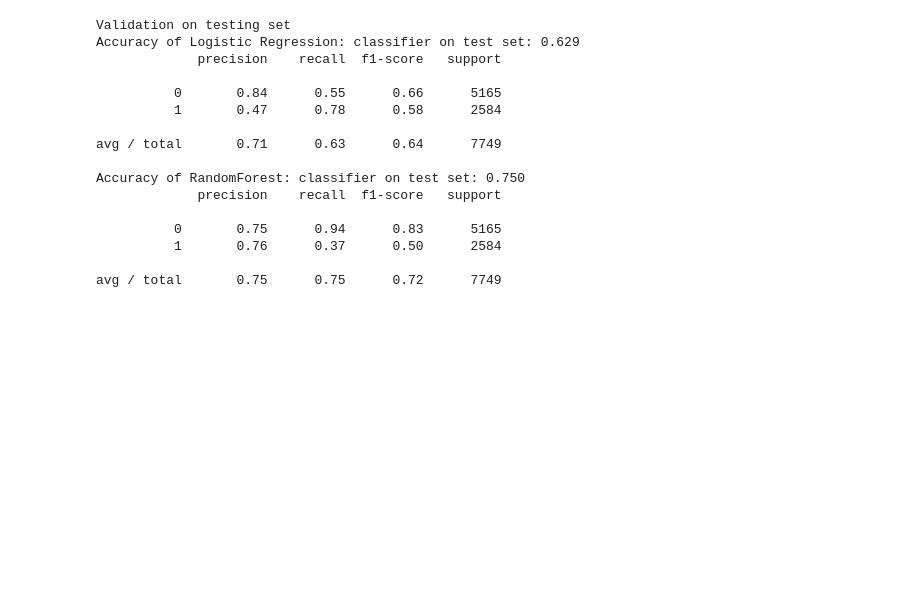
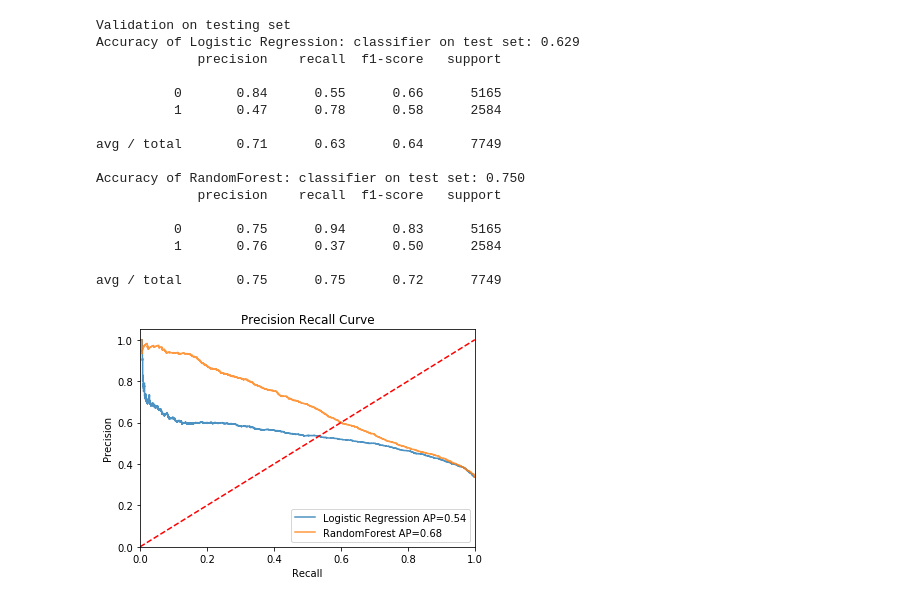
Before and after one commit to ricardofullton/cognodata_test, a Jupyter notebook: Cognodata_test.ipynb, the cells around one changed output. Drawn from its saved outputs; the diff is of its cells as text; code cells hidden in the pictures; blank space fills up the shorter version.

```diff
--- a/Cognodata_test.ipynb
+++ b/Cognodata_test.ipynb
@@ -623,27 +627,29 @@ avg / total       0.75      0.75      0.72      7749
 # %%
 plt.figure()
 
 # Below for loop iterates through your models list
 for m in models:
     model = m['model']# select the model
     model.fit(x_train, y_train) # train the model
     y_pred=model.predict(x_test) # predict the test data
     probs = model.predict_proba(x_test)
     preds = probs[:,1]
     average_precision = average_precision_score(y_test, preds)
     precision, recall, _ = precision_recall_curve(y_test, preds)
     plt.step(recall, precision,  alpha=0.8, where='post',label='%s AP=%0.2f' % (m['label'], average_precision))
     #plt.fill_between(recall, precision, step='post', alpha=0.2)
 
 # Custom settings for the plot
 plt.plot([0, 1], [0, 1],'r--')
 plt.xlim([0.0, 1.0])
 plt.ylim([0.0, 1.05])
 plt.xlabel('Recall')
 plt.ylabel('Precision')
-plt.title('Receiver Operating Characteristic')
+plt.title('Precision Recall Curve')
 plt.legend(loc="lower right")
 plt.show()   # Display
+# %% [output]
+[figure, added]
 # %%
 plt.figure()
 
```
Also changed, not shown: parts of 16 cells of this notebook.
